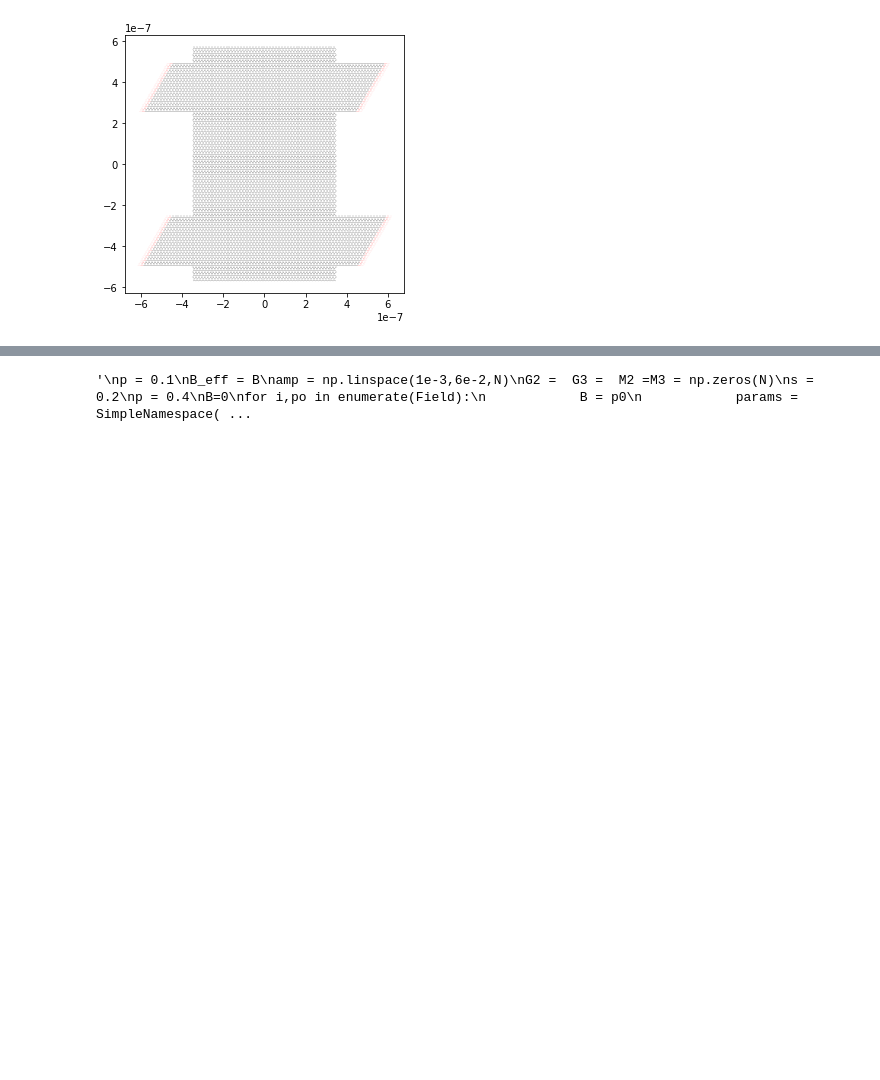
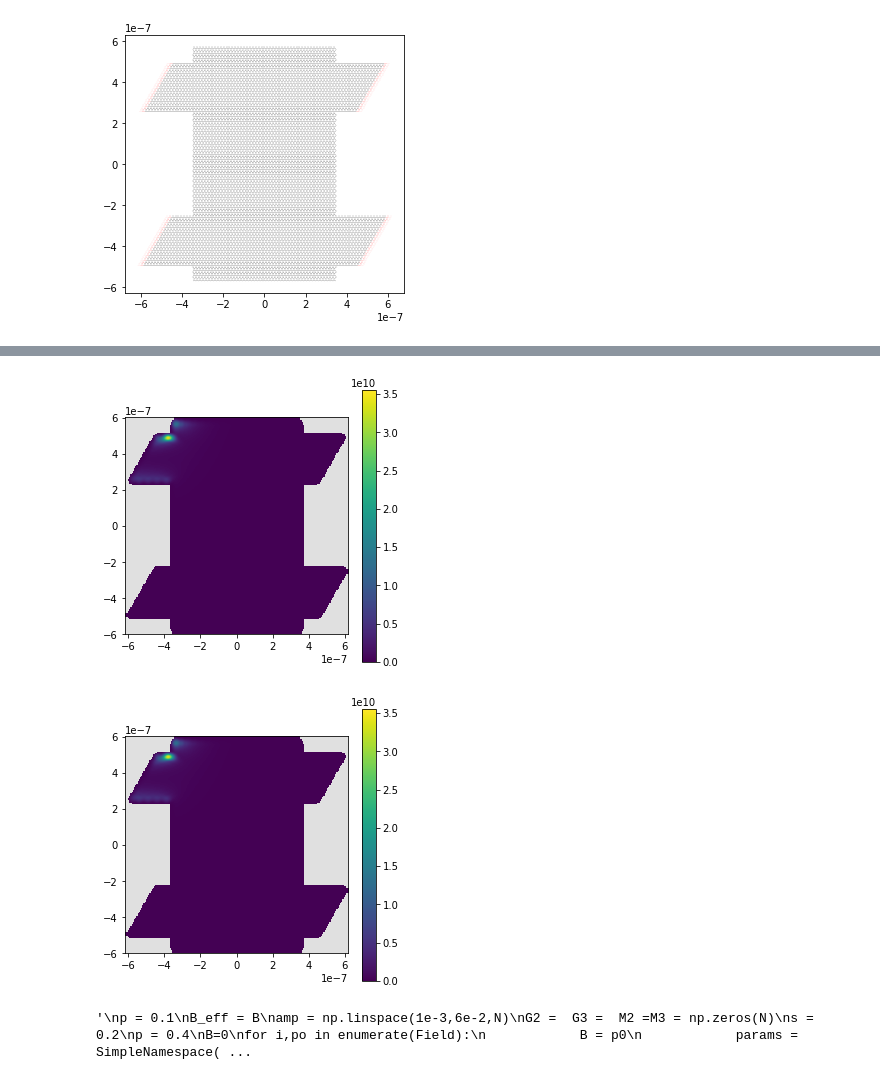
Before and after one commit to jeremiepirard/Kwant, a Jupyter notebook: Final.ipynb, the cells around one changed output, grey strips where cells are left out. Saved outputs shown, nothing was run; the diff lists cells and outputs as text; code cells hidden in the pictures; blank space fills up the shorter version.

```diff
--- a/Final.ipynb
+++ b/Final.ipynb
@@ -171,3 +165,10 @@ def plot_transmission(sys, Ef):# params):
+# %%
+D0 = kwant.operator.Density(sys)
+density= sum(D0(p) for p in wf_left)
+kwant.plotter.density(sys, density, cmap='viridis')
+# %% [output]
+[figure, added]
+[figure, added]
 # %%
 ### G3 = np.zeros(N)
 '''
```
Also changed, not shown: parts of 10 cells of this notebook.
